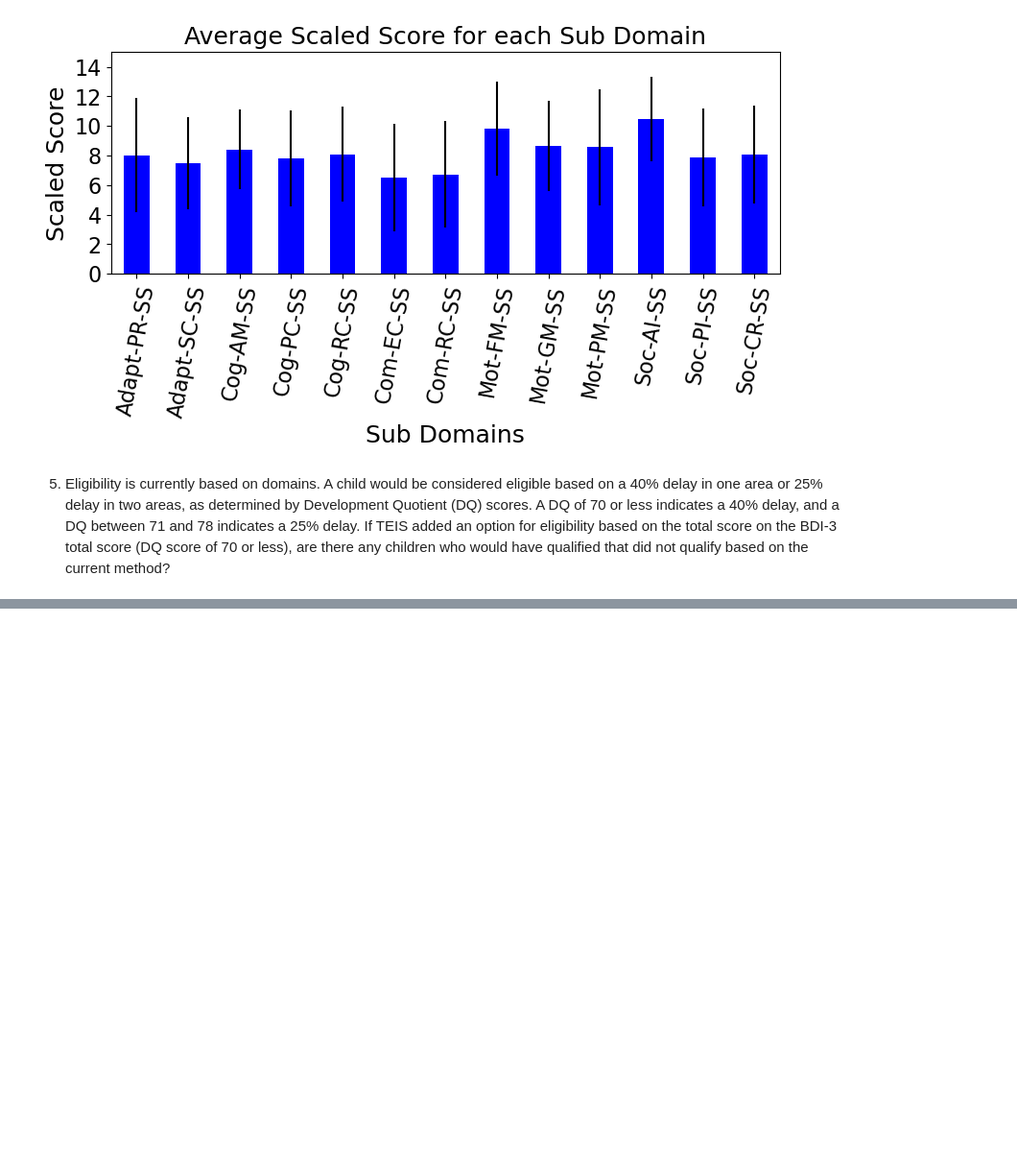
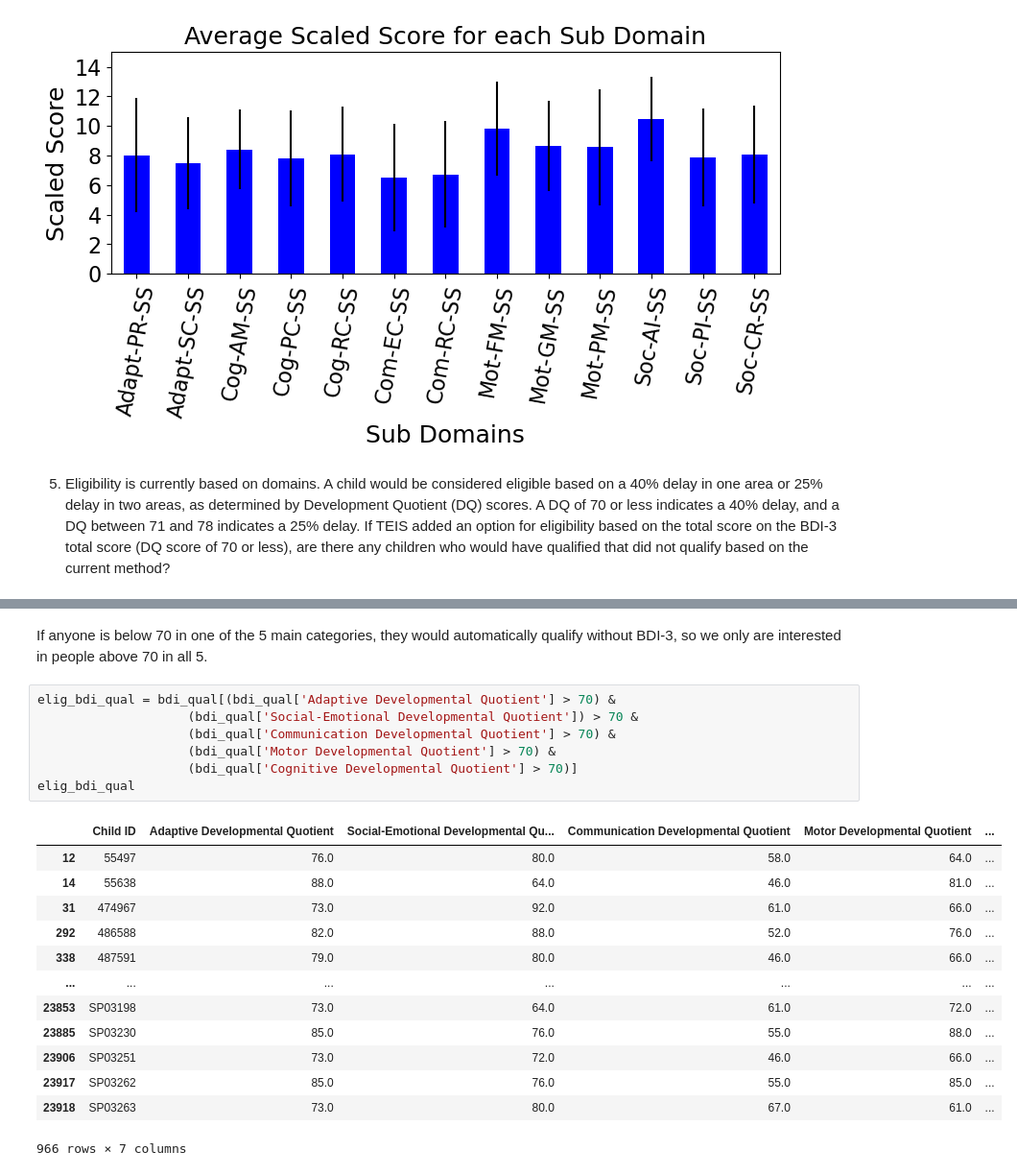
Before and after one commit to NSS-Data-Analytics-Cohort-10/teis-pugrammers, a Jupyter notebook: notebooks/teis_prelim.ipynb, the cells around one changed output, grey strips where cells are left out. Shown at 96% size. Saved outputs shown, nothing was run; the diff lists cells and outputs as text; blank space fills up the shorter version.

```diff
--- a/notebooks/teis_prelim.ipynb
+++ b/notebooks/teis_prelim.ipynb
@@ -480,0 +528,23 @@ p.set_ylim(0,15);
+# %% [markdown]
+If anyone is below 70 in one of the 5 main categories, they would automatically qualify without BDI-3, so we only are interested in people above 70 in all 5.
+# %%
+elig_bdi_qual = bdi_qual[(bdi_qual['Adaptive Developmental Quotient'] > 70) &
+                    (bdi_qual['Social-Emotional Developmental Quotient']) > 70 &
+                    (bdi_qual['Communication Developmental Quotient'] > 70) &
+                    (bdi_qual['Motor Developmental Quotient'] > 70) &
+                    (bdi_qual['Cognitive Developmental Quotient'] > 70)]
+elig_bdi_qual
+# %% [output]
+|  | Child ID | Adaptive Developmental Quotient | Social-Emotional Developmental Qu... | Communication Developmental Quotient | Motor Developmental Quotient | ... |
+| 12 | 55497 | 76.0 | 80.0 | 58.0 | 64.0 | ... |
+| 14 | 55638 | 88.0 | 64.0 | 46.0 | 81.0 | ... |
+| 31 | 474967 | 73.0 | 92.0 | 61.0 | 66.0 | ... |
+| 292 | 486588 | 82.0 | 88.0 | 52.0 | 76.0 | ... |
+| 338 | 487591 | 79.0 | 80.0 | 46.0 | 66.0 | ... |
+| ... | ... | ... | ... | ... | ... | ... |
+| 23853 | SP03198 | 73.0 | 64.0 | 61.0 | 72.0 | ... |
+| 23885 | SP03230 | 85.0 | 76.0 | 55.0 | 88.0 | ... |
+| 23906 | SP03251 | 73.0 | 72.0 | 46.0 | 66.0 | ... |
+| 23917 | SP03262 | 85.0 | 76.0 | 55.0 | 85.0 | ... |
+| 23918 | SP03263 | 73.0 | 80.0 | 67.0 | 61.0 | ... |
+966 rows × 7 columns
```
Also changed, not shown: parts of 7 cells of this notebook, 1 other file.
